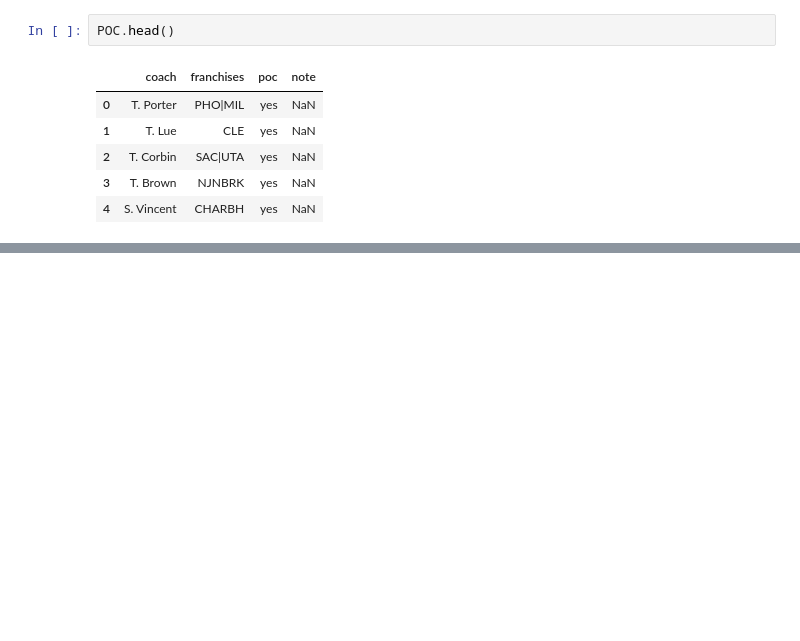
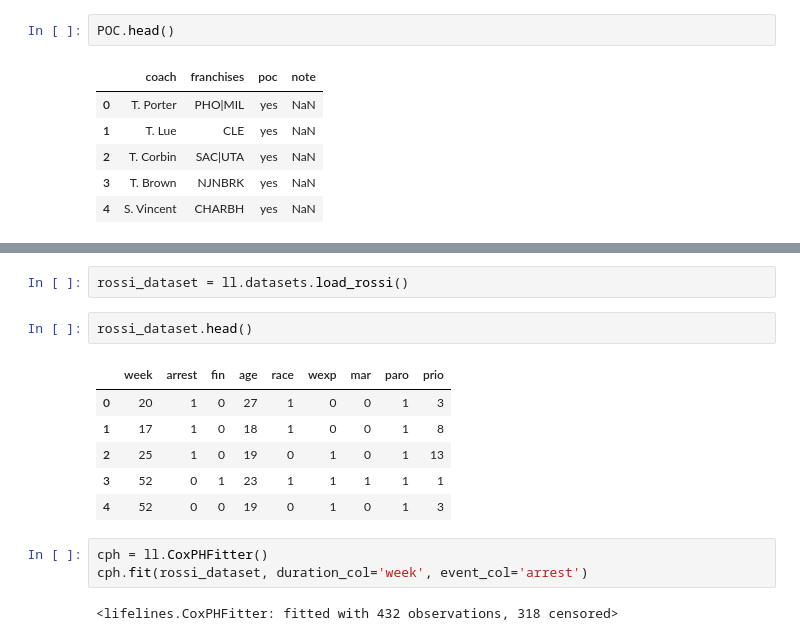
Before and after one commit to ryanvmenezes/coaching-survival, a Jupyter notebook: nba/analysis.ipynb, the cells around one changed output, grey strips where cells are left out. Cells and saved outputs as stored; diff of their text form; blank space fills up the shorter version.

```diff
--- a/nba/analysis.ipynb
+++ b/nba/analysis.ipynb
@@ -109,0 +173,16 @@ plt.xlim(0,600)
+# %%
+rossi_dataset = ll.datasets.load_rossi()
+# %%
+rossi_dataset.head()
+# %% [output]
+|  | week | arrest | fin | age | race | wexp | mar | paro | prio |
+| 0 | 20 | 1 | 0 | 27 | 1 | 0 | 0 | 1 | 3 |
+| 1 | 17 | 1 | 0 | 18 | 1 | 0 | 0 | 1 | 8 |
+| 2 | 25 | 1 | 0 | 19 | 0 | 1 | 0 | 1 | 13 |
+| 3 | 52 | 0 | 1 | 23 | 1 | 1 | 1 | 1 | 1 |
+| 4 | 52 | 0 | 0 | 19 | 0 | 1 | 0 | 1 | 3 |
+# %%
+cph = ll.CoxPHFitter()
+cph.fit(rossi_dataset, duration_col='week', event_col='arrest')
+# %% [output]
+<lifelines.CoxPHFitter: fitted with 432 observations, 318 censored>
```
Also changed, not shown: parts of 18 cells of this notebook.
